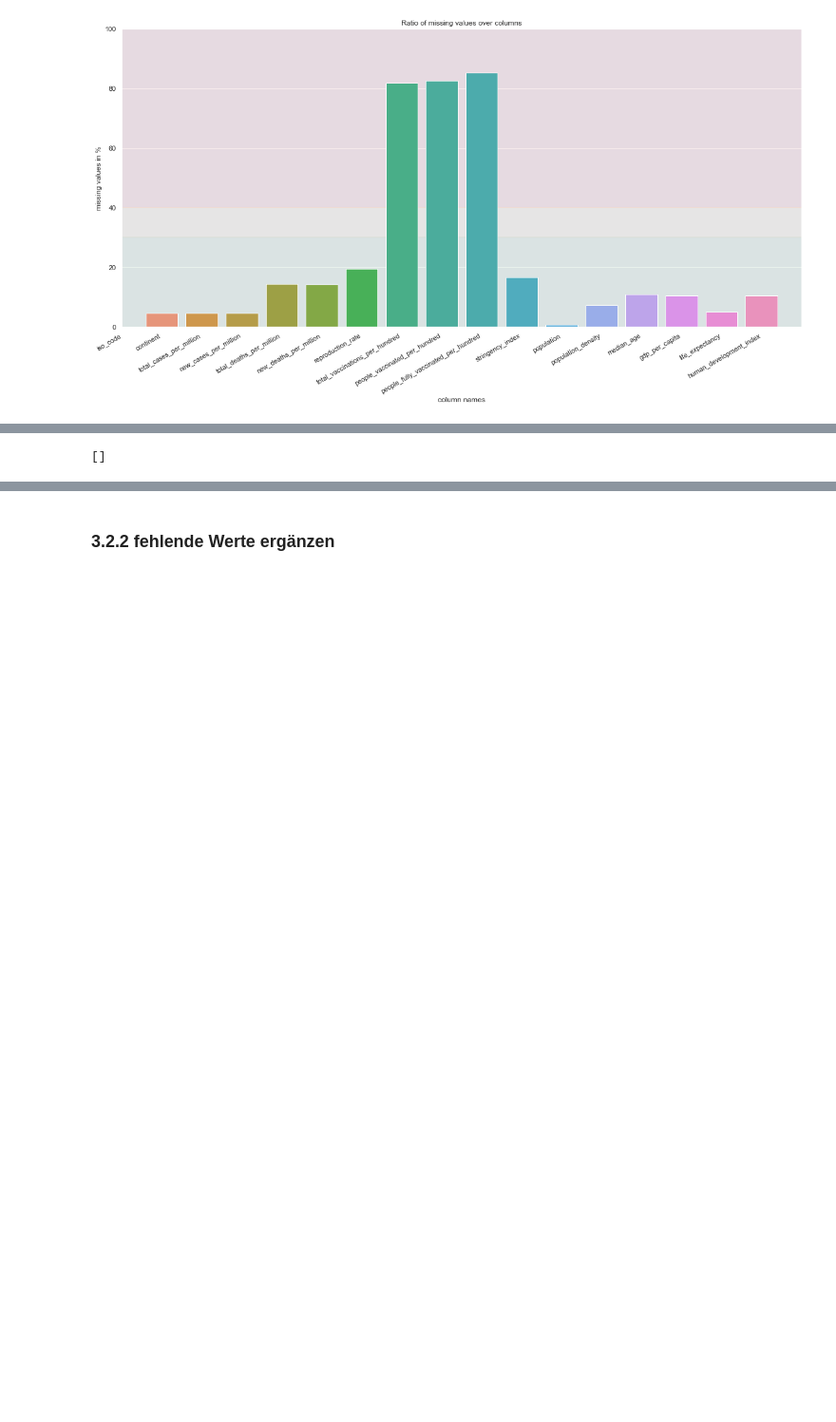
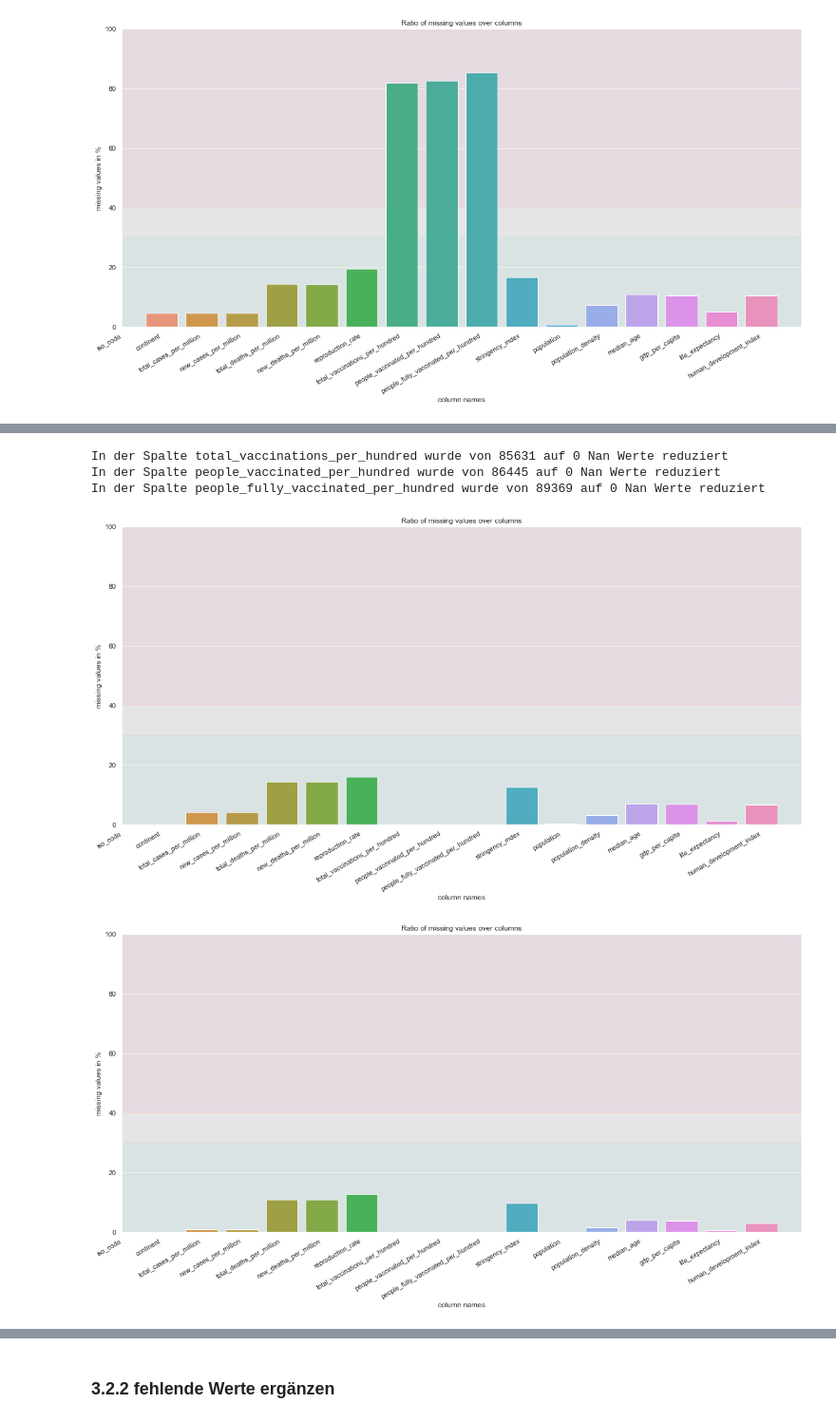
Before and after one commit to MatthiasSimons/covid-analysis, a Jupyter notebook: covid_analysis.ipynb, the cells around one changed output, grey strips where cells are left out. Shown at 95% size. Drawn from its saved outputs; the diff is of its cells as text; code cells hidden in the pictures; blank space fills up the shorter version.

```diff
--- a/covid_analysis.ipynb
+++ b/covid_analysis.ipynb
@@ -303,30 +302,34 @@ barplot(cleaned_dataset)
-# %%
-# löschen aller Spalten die "smoothed" (7 Tage Durchschnitt) enthalten
-try:
-    dataset.drop(columns = [column for column in dataset.columns if "smoothed" in column], inplace = True)
-except:
-    pass
-# löschen aller Spalten die "weekly" enthalten
-try:
-    dataset.drop(columns = [column for column in dataset.columns if "weekly" in column], inplace = True)
-except:
-    pass
-
-try:
-    dataset.drop(columns = ["Unnamed: 0"], inplace = True)
-except:
-    pass
-# %%
-bad_quality_columns = missing_value_ratio[missing_value_ratio>40].index.tolist()
-print(bad_quality_columns)
-try:
-    cleaned_dataset.drop(columns=bad_quality_columns, inplace=True)
-except:
-    pass
-try:
-    cleaned_dataset.dropna(thresh = int(0.2*len(dataset.columns)), inplace = True)
-except:
-    pass
-# %% [output]
-[]
+# %%
+# Impfdaten waren zum Beginn der Pandemie noch nicht vorhanden
+
+cols_to_fill = [
+    "total_vaccinations_per_hundred",
+    "people_vaccinated_per_hundred",
+    "people_fully_vaccinated_per_hundred"]
+
+def fill_nan_values(series):
+    nr = cleaned_dataset[series].isna().sum()
+    cleaned_dataset[series].backfill(0, inplace = True)
+    cleaned_dataset[series].interpolate(inplace = True)
+    print("In der Spalte {} wurde von {} auf {} Nan Werte reduziert".format(series, nr, cleaned_dataset[series].isna().sum()))
+
+for column in cols_to_fill:
+    fill_nan_values(column)
+# %% [output]
+In der Spalte total_vaccinations_per_hundred wurde von 85631 auf 0 Nan Werte reduziert
+In der Spalte people_vaccinated_per_hundred wurde von 86445 auf 0 Nan Werte reduziert
+In der Spalte people_fully_vaccinated_per_hundred wurde von 89369 auf 0 Nan Werte reduziert
+# %%
+continent_list = cleaned_dataset[cleaned_dataset["continent"].isna() == True].index.get_level_values(0).unique().tolist()
+cleaned_dataset.drop(continent_list, inplace = True)
+# %%
+final_cleaned_dataset= cleaned_dataset.dropna(thresh = int(0.2*len(dataset.columns)))
+#cleaned_dataset.head()
+# %%
+barplot(cleaned_dataset)
+
+barplot(final_cleaned_dataset)
+# %% [output]
+[figure, added]
+[figure, added]
 # %%
```
Also changed, not shown: parts of 3 cells of this notebook.
